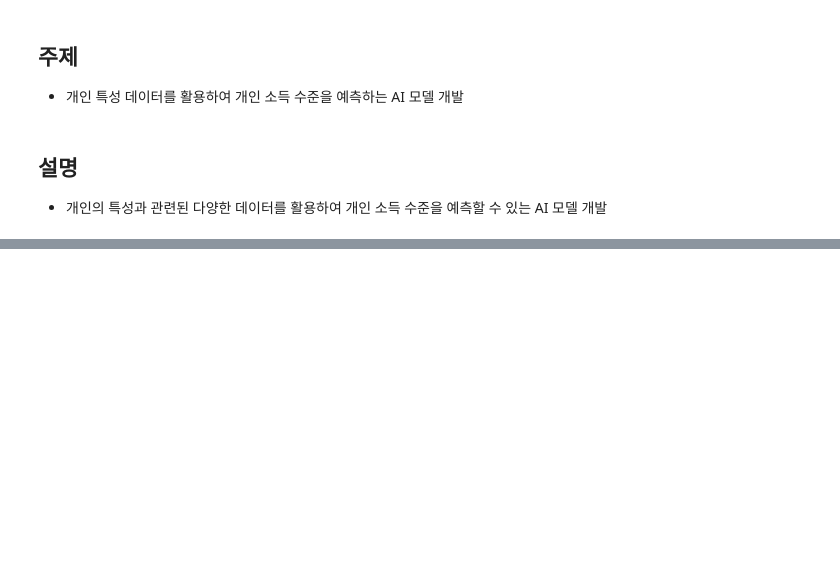
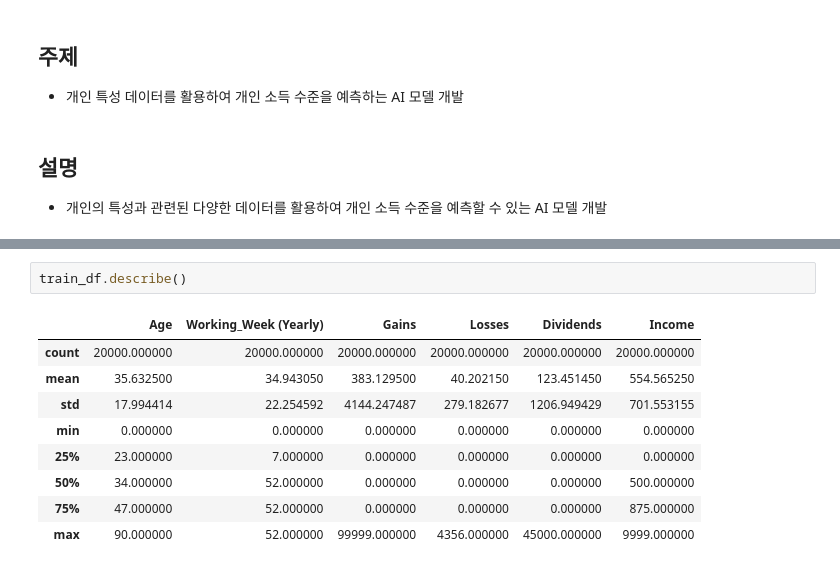
Before and after one commit to benidjor/income-prediction-dacon, a Jupyter notebook: preprocessing-income-prediction.ipynb, the cells around one changed output, grey strips where cells are left out. Drawn from its saved outputs; the diff is of its cells as text; blank space fills up the shorter version.

```diff
--- a/preprocessing-income-prediction.ipynb
+++ b/preprocessing-income-prediction.ipynb
@@ -135,0 +145,12 @@ Name: count, dtype: int64
+# %%
+train_df.describe()
+# %% [output]
+|  | Age | Working_Week (Yearly) | Gains | Losses | Dividends | Income |
+| count | 20000.000000 | 20000.000000 | 20000.000000 | 20000.000000 | 20000.000000 | 20000.000000 |
+| mean | 35.632500 | 34.943050 | 383.129500 | 40.202150 | 123.451450 | 554.565250 |
+| std | 17.994414 | 22.254592 | 4144.247487 | 279.182677 | 1206.949429 | 701.553155 |
+| min | 0.000000 | 0.000000 | 0.000000 | 0.000000 | 0.000000 | 0.000000 |
+| 25% | 23.000000 | 7.000000 | 0.000000 | 0.000000 | 0.000000 | 0.000000 |
+| 50% | 34.000000 | 52.000000 | 0.000000 | 0.000000 | 0.000000 | 500.000000 |
+| 75% | 47.000000 | 52.000000 | 0.000000 | 0.000000 | 0.000000 | 875.000000 |
+| max | 90.000000 | 52.000000 | 99999.000000 | 4356.000000 | 45000.000000 | 9999.000000 |
```
Also changed, not shown: parts of 30 cells of this notebook.
